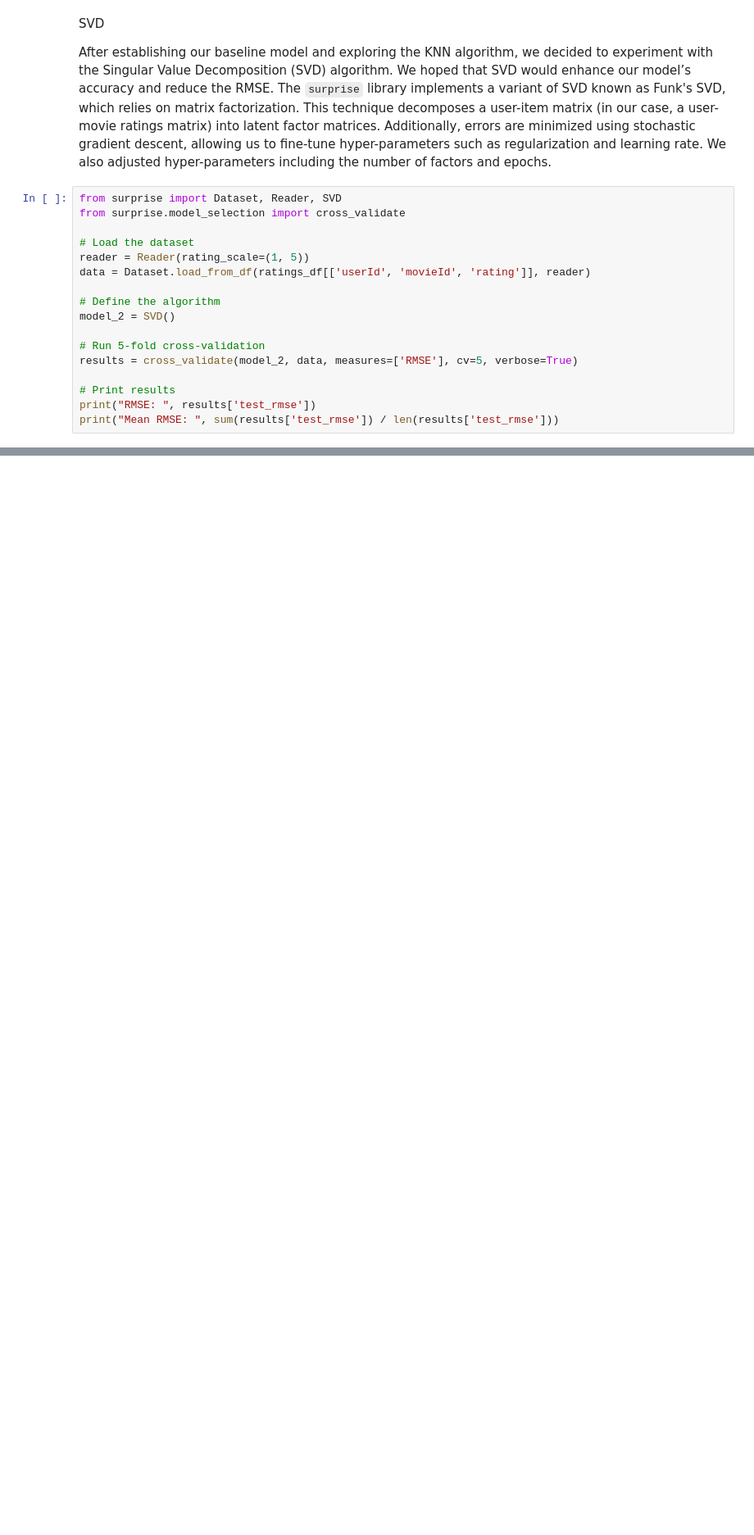
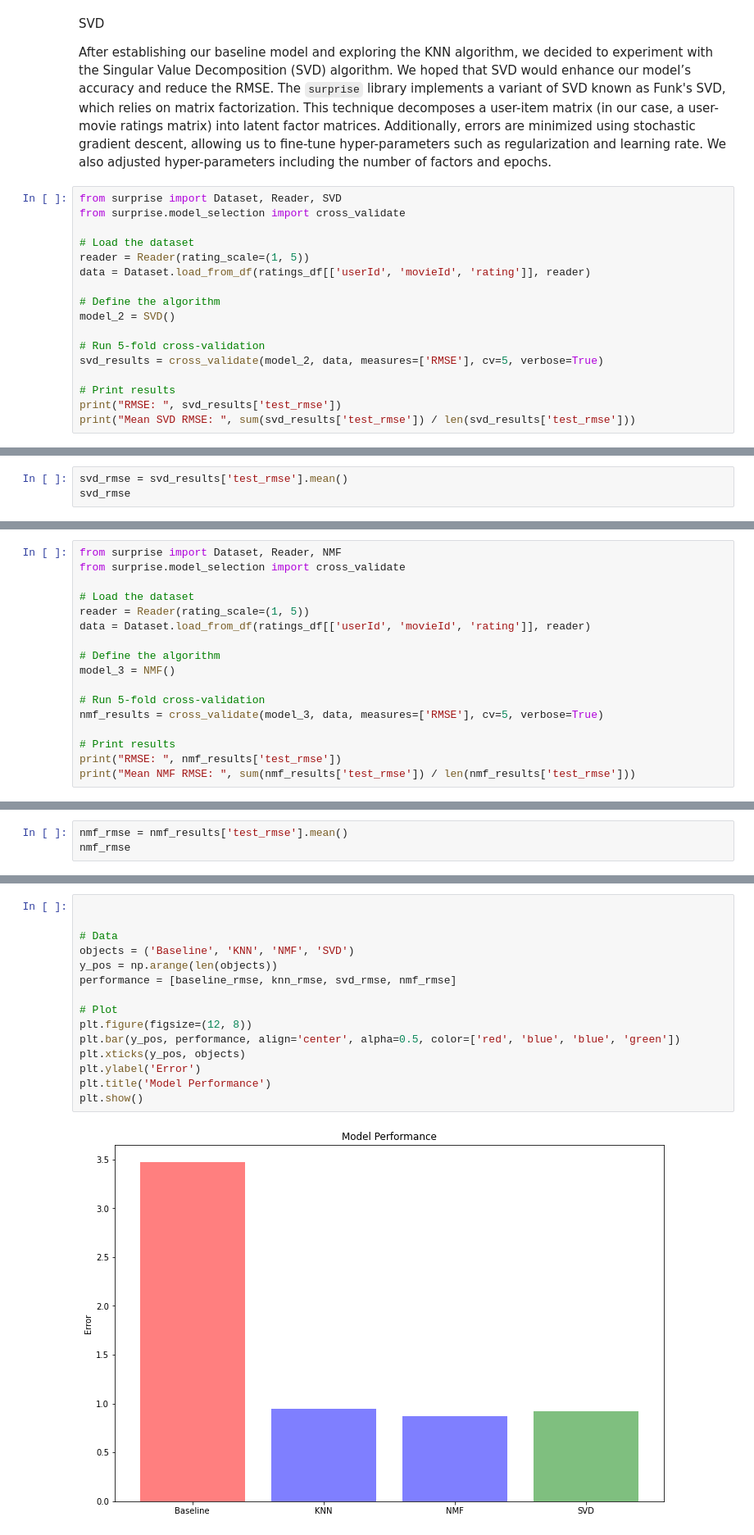
Before and after one commit to TyrionCodister/FlickFlare--Movie--Recommendation--System, a Jupyter notebook: Movie Recommendation System.ipynb, the cells around one changed output, grey strips where cells are left out. Shown at 82% size. Cells and saved outputs as stored; diff of their text form; blank space fills up the shorter version.

Commit message:
deploy model

```diff
--- a/Movie Recommendation System.ipynb
+++ b/Movie Recommendation System.ipynb
@@ -1166,8 +1174,8 @@ data = Dataset.load_from_df(ratings_df[['userId', 'movieId', 'rating']], reader)
 model_2 = SVD()
 
 # Run 5-fold cross-validation
-results = cross_validate(model_2, data, measures=['RMSE'], cv=5, verbose=True)
+svd_results = cross_validate(model_2, data, measures=['RMSE'], cv=5, verbose=True)
 
 # Print results
-print("RMSE: ", results['test_rmse'])
-print("Mean RMSE: ", sum(results['test_rmse']) / len(results['test_rmse']))
+print("RMSE: ", svd_results['test_rmse'])
+print("Mean SVD RMSE: ", sum(svd_results['test_rmse']) / len(svd_results['test_rmse']))
@@ -1596,0 +1191,3 @@ array([1.        , 0.77459667, 0.31622777, ..., 0.        , 0.31622777,
+# %%
+svd_rmse = svd_results['test_rmse'].mean()
+svd_rmse
@@ -1596,0 +1202,17 @@ array([1.        , 0.77459667, 0.31622777, ..., 0.        , 0.31622777,
+# %%
+from surprise import Dataset, Reader, NMF
+from surprise.model_selection import cross_validate
+
+# Load the dataset
+reader = Reader(rating_scale=(1, 5))
+data = Dataset.load_from_df(ratings_df[['userId', 'movieId', 'rating']], reader)
+
+# Define the algorithm
+model_3 = NMF()
+
+# Run 5-fold cross-validation
+nmf_results = cross_validate(model_3, data, measures=['RMSE'], cv=5, verbose=True)
+
+# Print results
+print("RMSE: ", nmf_results['test_rmse'])
+print("Mean NMF RMSE: ", sum(nmf_results['test_rmse']) / len(nmf_results['test_rmse']))
@@ -1596,0 +1228,3 @@ array([1.        , 0.77459667, 0.31622777, ..., 0.        , 0.31622777,
+# %%
+nmf_rmse = nmf_results['test_rmse'].mean()
+nmf_rmse
@@ -1596,0 +1236,17 @@ array([1.        , 0.77459667, 0.31622777, ..., 0.        , 0.31622777,
+# %%
+
+
+# Data
+objects = ('Baseline', 'KNN', 'NMF', 'SVD')
+y_pos = np.arange(len(objects))
+performance = [baseline_rmse, knn_rmse, svd_rmse, nmf_rmse]
+
+# Plot
+plt.figure(figsize=(12, 8))
+plt.bar(y_pos, performance, align='center', alpha=0.5, color=['red', 'blue', 'blue', 'green'])
+plt.xticks(y_pos, objects)
+plt.ylabel('Error')
+plt.title('Model Performance')
+plt.show()
+# %% [output]
+[figure, added]
```
Also changed, not shown: parts of 34 cells of this notebook.
